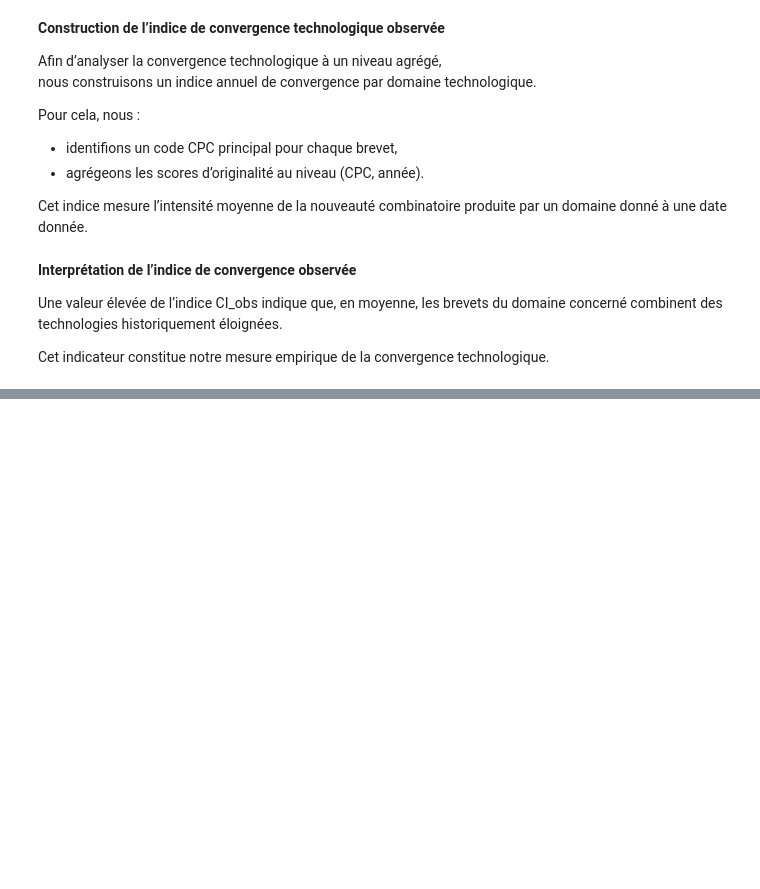
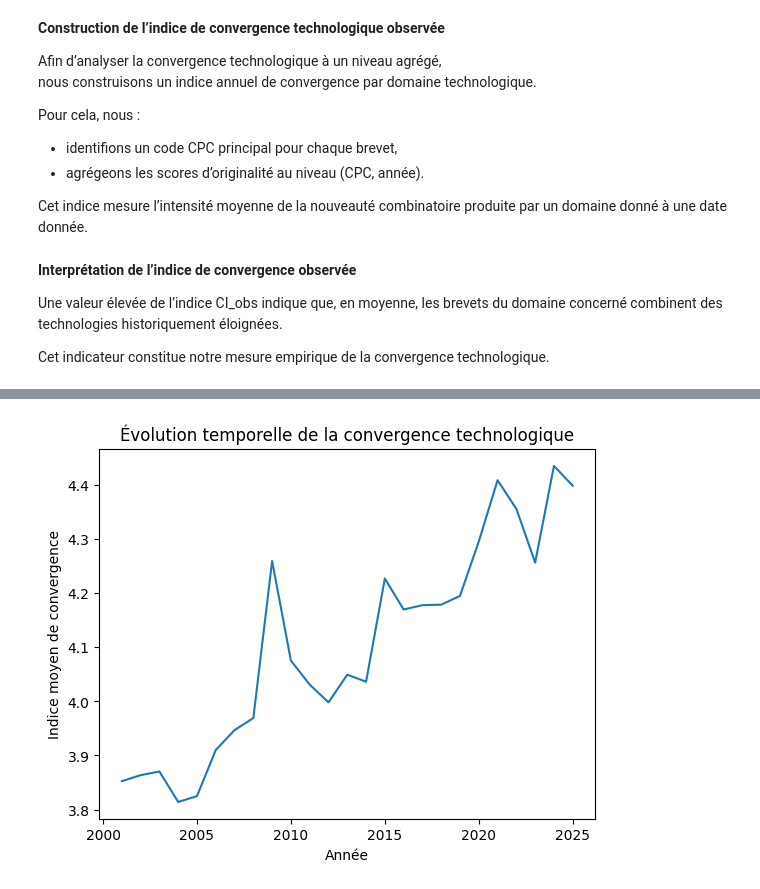
Before and after one commit to quentinbenchetrit/Stat-App, a Jupyter notebook: adaptation_article_acemoglu.ipynb, the cells around one changed output, grey strips where cells are left out. Drawn from its saved outputs; the diff is of its cells as text; code cells hidden in the pictures; blank space fills up the shorter version.

```diff
--- a/adaptation_article_acemoglu.ipynb
+++ b/adaptation_article_acemoglu.ipynb
@@ -216,0 +333,19 @@ Cet indicateur constitue notre mesure empirique de la convergence technologique.
+# %%
+# série temporelle
+import matplotlib.pyplot as plt
+
+CI_time = (
+    CI_obs
+    .groupby("year")["CI_obs"]
+    .mean()
+    .reset_index()
+)
+
+plt.figure()
+plt.plot(CI_time["year"], CI_time["CI_obs"])
+plt.xlabel("Année")
+plt.ylabel("Indice moyen de convergence")
+plt.title("Évolution temporelle de la convergence technologique")
+plt.show()
+# %% [output]
+[figure, added]
```
Also changed, not shown: parts of 14 cells of this notebook.
